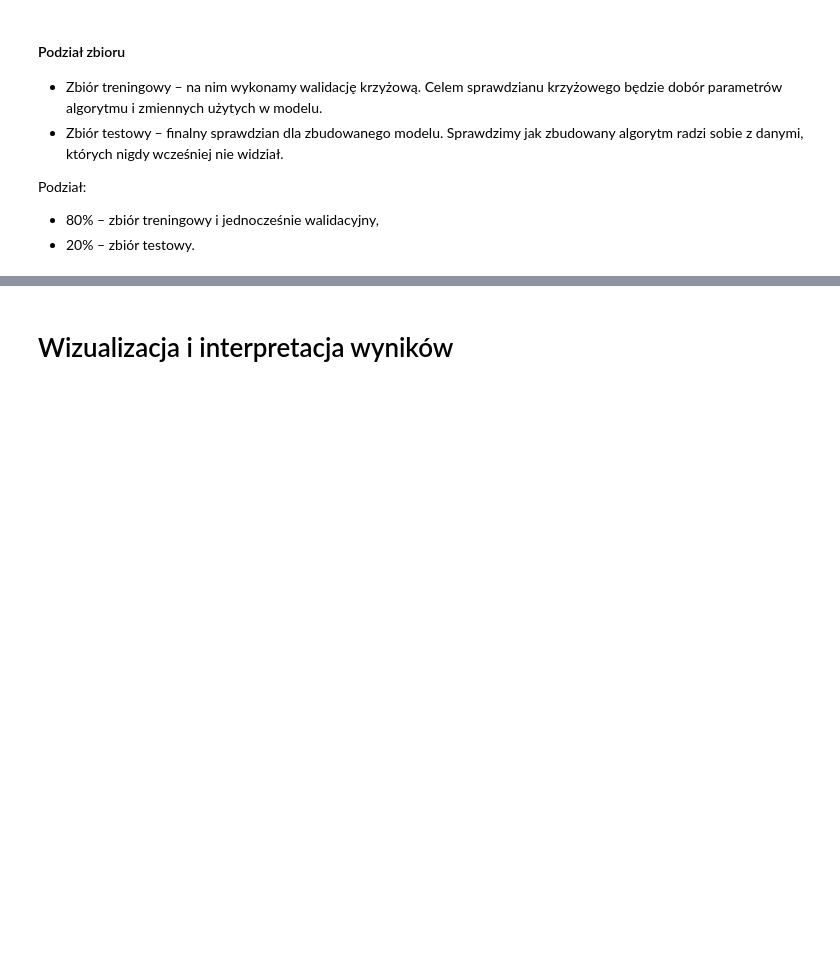
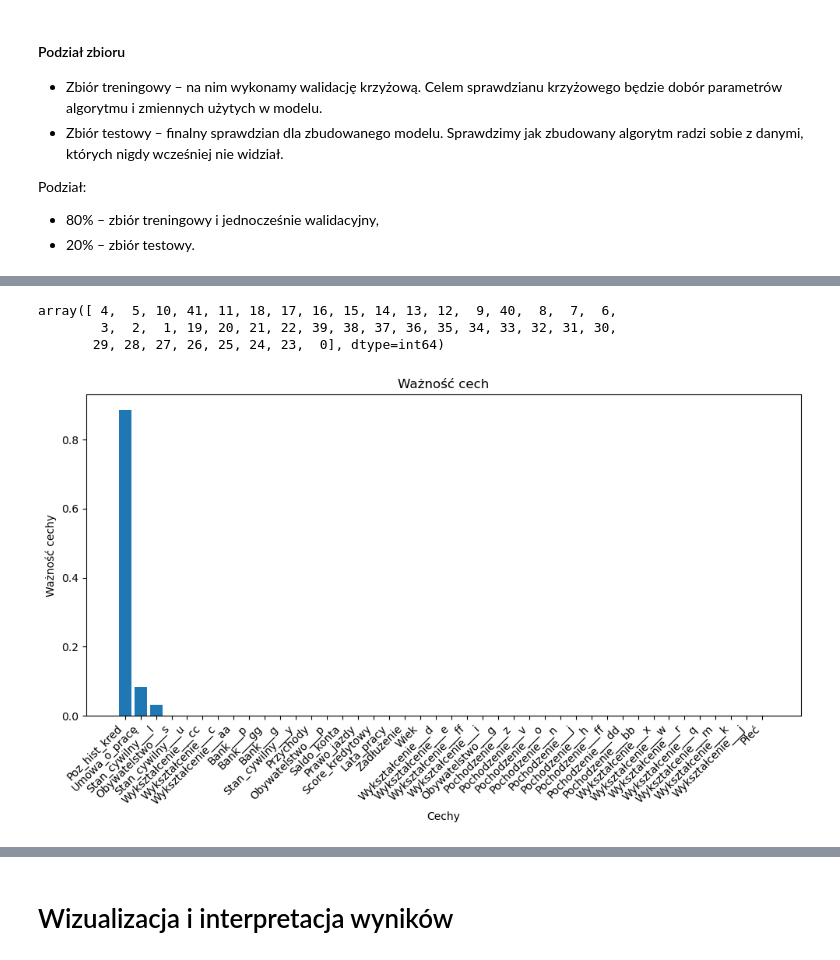
Before and after one commit to tomasz450/Uczenie-maszynowe-w-Python-25-11-24, a Jupyter notebook: 9. Case Study/Klasyfikacja wniosków o wydanie karty kredytowej.ipynb, the cells around one changed output, grey strips where cells are left out. Cells and saved outputs as stored; diff of their text form; code cells hidden in the pictures; blank space fills up the shorter version.

```diff
--- a/9. Case Study/Klasyfikacja wniosków o wydanie karty kredytowej.ipynb
+++ b/9. Case Study/Klasyfikacja wniosków o wydanie karty kredytowej.ipynb
@@ -75,0 +340,9 @@ Podział:
+# %%
+model = DecisionTreeClassifier(**classifier.best_params_, random_state=42)
+# %%
+from sklearn.tree import DecisionTreeClassifier
+from sklearn.feature_selection import SelectFromModel
+
+model.fit(x_tr, y_tr)
+feature_importances = model.feature_importances_
+feature_importances
@@ -75,0 +359,3 @@ Podział:
+# %%
+feature_names = x_tr.columns
+feature_names
@@ -75,0 +377,21 @@ Podział:
+# %%
+# Sortowanie ważności cech malejąco
+indices = np.argsort(feature_importances)[::-1]
+indices
+# %% [output]
+array([ 4,  5, 10, 41, 11, 18, 17, 16, 15, 14, 13, 12,  9, 40,  8,  7,  6,
+        3,  2,  1, 19, 20, 21, 22, 39, 38, 37, 36, 35, 34, 33, 32, 31, 30,
+       29, 28, 27, 26, 25, 24, 23,  0], dtype=int64)
+# %%
+import matplotlib.pyplot as plt
+# Tworzenie wykresu
+plt.figure(figsize=(10, 6))
+plt.title('Ważność cech')
+plt.bar(range(x_tr.shape[1]), feature_importances[indices])
+plt.xticks(range(x_tr.shape[1]), [feature_names[i] for i in indices], rotation=45, ha='right')
+plt.xlabel('Cechy')
+plt.ylabel('Ważność cechy')
+plt.tight_layout()
+plt.show()
+# %% [output]
+[figure, added]
```
Also changed, not shown: parts of 48 cells of this notebook, 1 other file.
